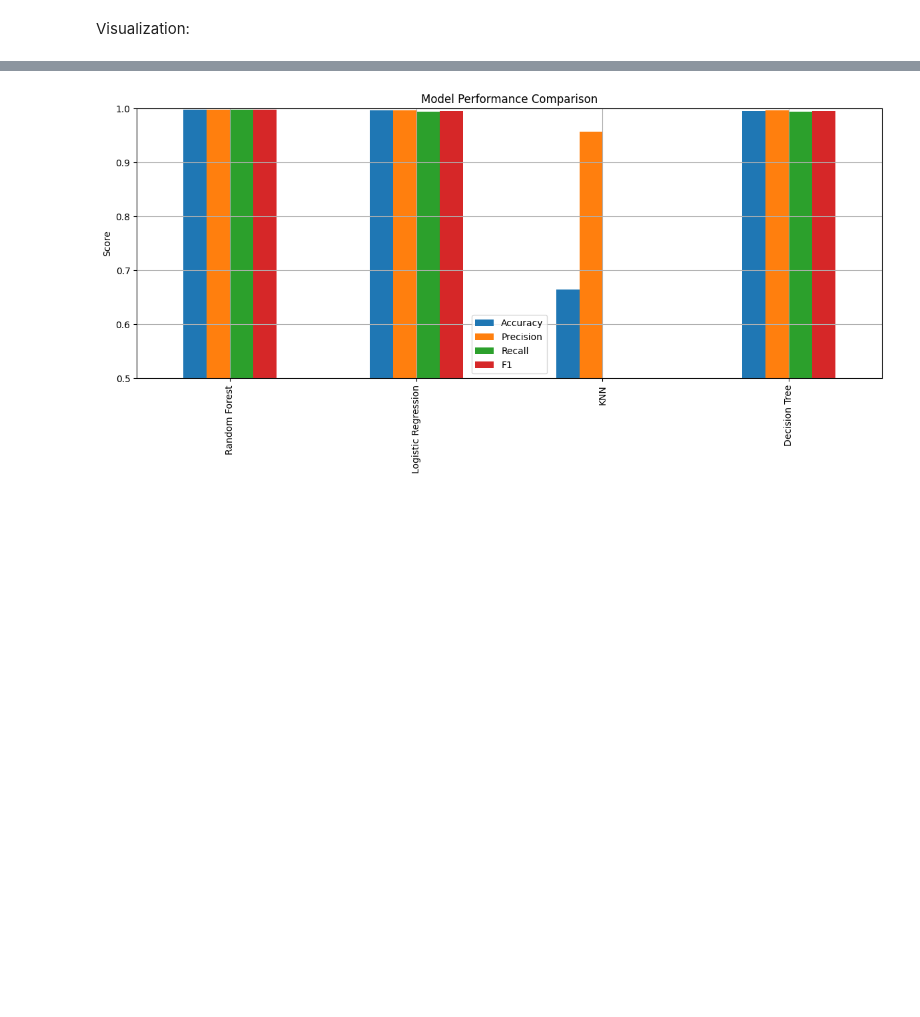
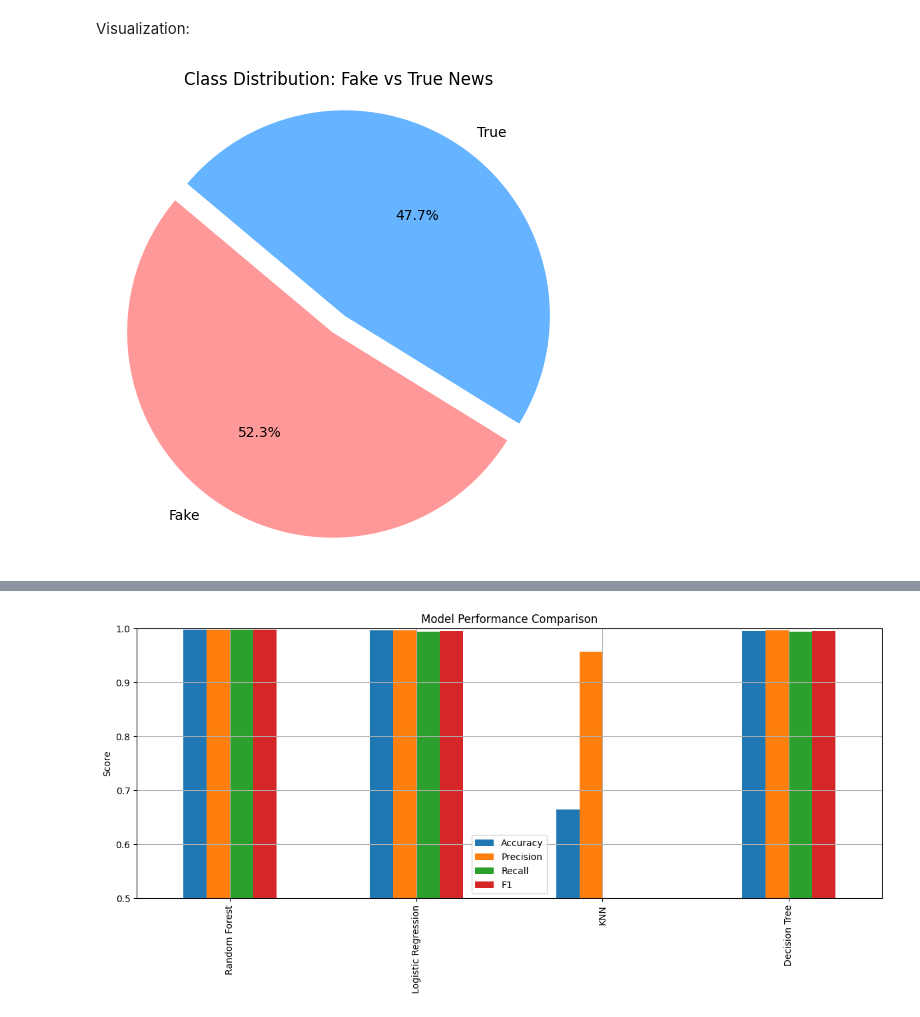
Before and after one commit to Razon-1/Fake-News-Detection, a Jupyter notebook: main.ipynb, the cells around one changed output, grey strips where cells are left out. Cells and saved outputs as stored; diff of their text form; code cells hidden in the pictures; blank space fills up the shorter version.

```diff
--- a/main.ipynb
+++ b/main.ipynb
@@ -307,3 +363,15 @@ Confusion Matrix:
 🏆 Best Individual Model: Random Forest (F1 Score: 0.9980)
 # %% [markdown]
 Visualization:
+# %%
+# Pie Chart: Class Distribution
+labels = ['Fake', 'True']
+sizes = df['label'].value_counts().sort_index().values
+colors = ['#ff9999','#66b3ff']
+plt.figure(figsize=(6,6))
+plt.pie(sizes, labels=labels, autopct='%1.1f%%', startangle=140, colors=colors, explode=(0.05,0.05))
+plt.title('Class Distribution: Fake vs True News')
+plt.axis('equal')
+plt.show()
+# %% [output]
+[figure, added]
```
Also changed, not shown: parts of 8 cells of this notebook.
